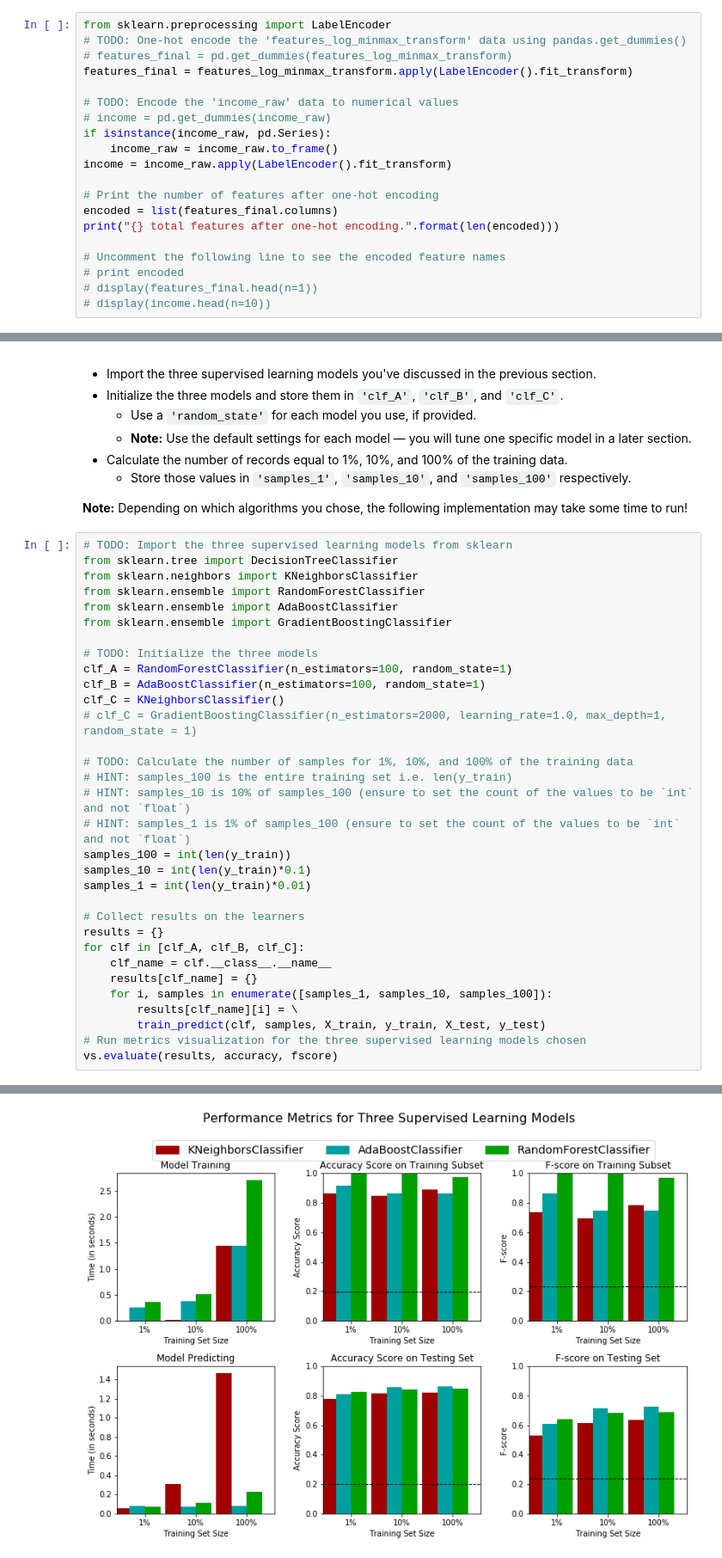
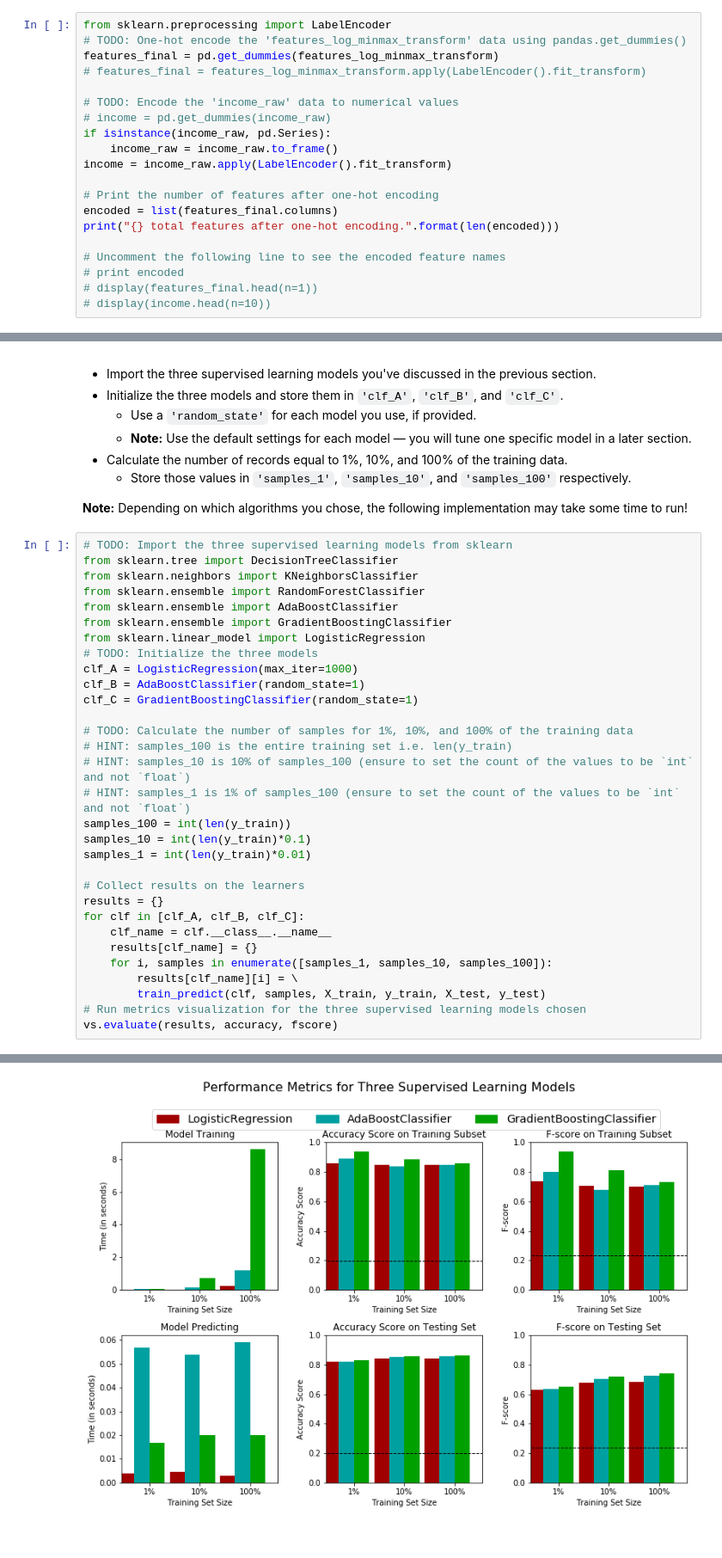
Before and after one commit to vishalsahu5/CharityML, a Jupyter notebook: finding_donors.ipynb, the cells around one changed output, grey strips where cells are left out. Shown at 86% size. Drawn from its saved outputs; the diff is of its cells as text.

```diff
--- a/finding_donors.ipynb
+++ b/finding_donors.ipynb
@@ -161,8 +161,8 @@ Additionally, as with the non-numeric features, we need to convert the non-numer
 # %%
 from sklearn.preprocessing import LabelEncoder
 # TODO: One-hot encode the 'features_log_minmax_transform' data using pandas.get_dummies()
-# features_final = pd.get_dummies(features_log_minmax_transform)
-features_final = features_log_minmax_transform.apply(LabelEncoder().fit_transform)
+features_final = pd.get_dummies(features_log_minmax_transform)
+# features_final = features_log_minmax_transform.apply(LabelEncoder().fit_transform)
 
 # TODO: Encode the 'income_raw' data to numerical values
 # income = pd.get_dummies(income_raw)
@@ -400,12 +406,11 @@ from sklearn.neighbors import KNeighborsClassifier
 from sklearn.ensemble import RandomForestClassifier
 from sklearn.ensemble import AdaBoostClassifier
 from sklearn.ensemble import GradientBoostingClassifier
-
+from sklearn.linear_model import LogisticRegression
 # TODO: Initialize the three models
-clf_A = RandomForestClassifier(n_estimators=100, random_state=1)
-clf_B = AdaBoostClassifier(n_estimators=100, random_state=1)
-clf_C = KNeighborsClassifier()
-# clf_C = GradientBoostingClassifier(n_estimators=2000, learning_rate=1.0, max_depth=1, random_state = 1)
+clf_A = LogisticRegression(max_iter=1000)
+clf_B = AdaBoostClassifier(random_state=1)
+clf_C = GradientBoostingClassifier(random_state=1)
 
 # TODO: Calculate the number of samples for 1%, 10%, and 100% of the training data
 # HINT: samples_100 is the entire training set i.e. len(y_train)
@@ -438 +443 @@ KNeighborsClassifier trained on 36177 samples.
-[figure, old version]
+[figure, new version]
```
Also changed, not shown: parts of 20 cells of this notebook, 2 other files.
